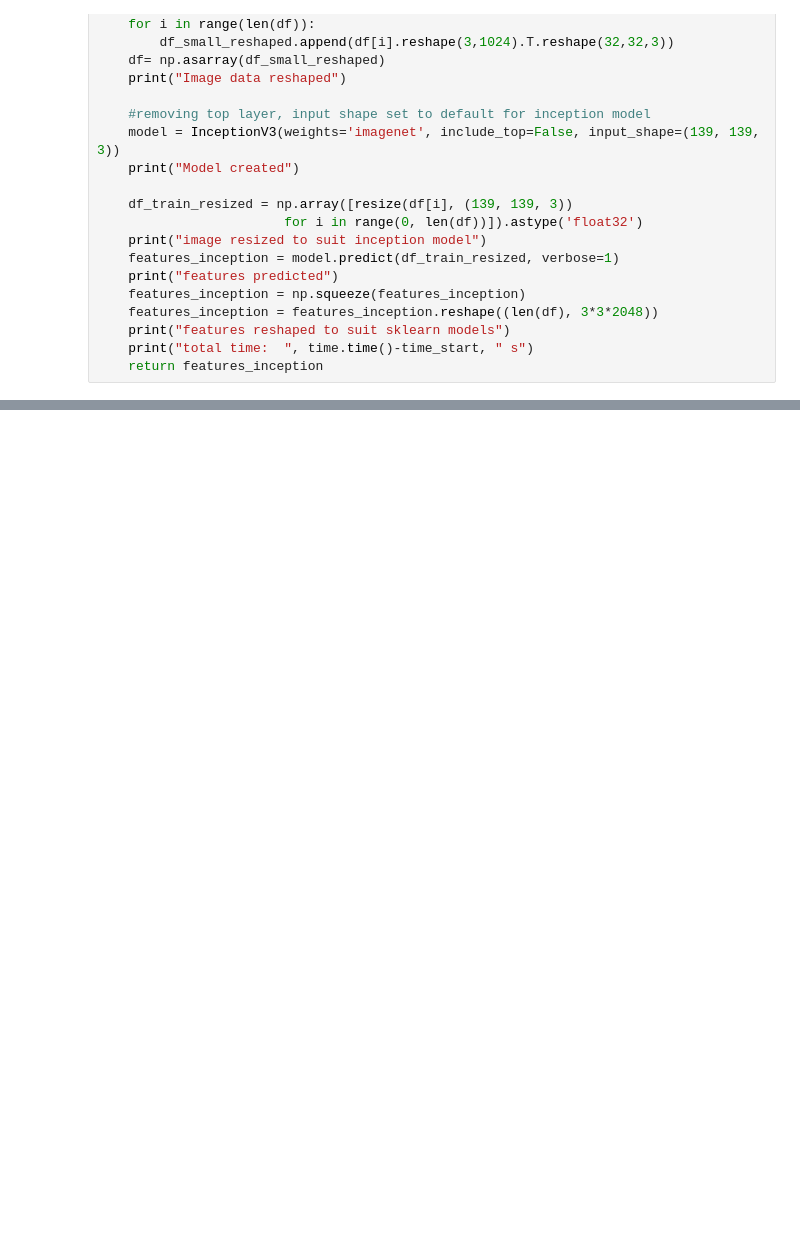
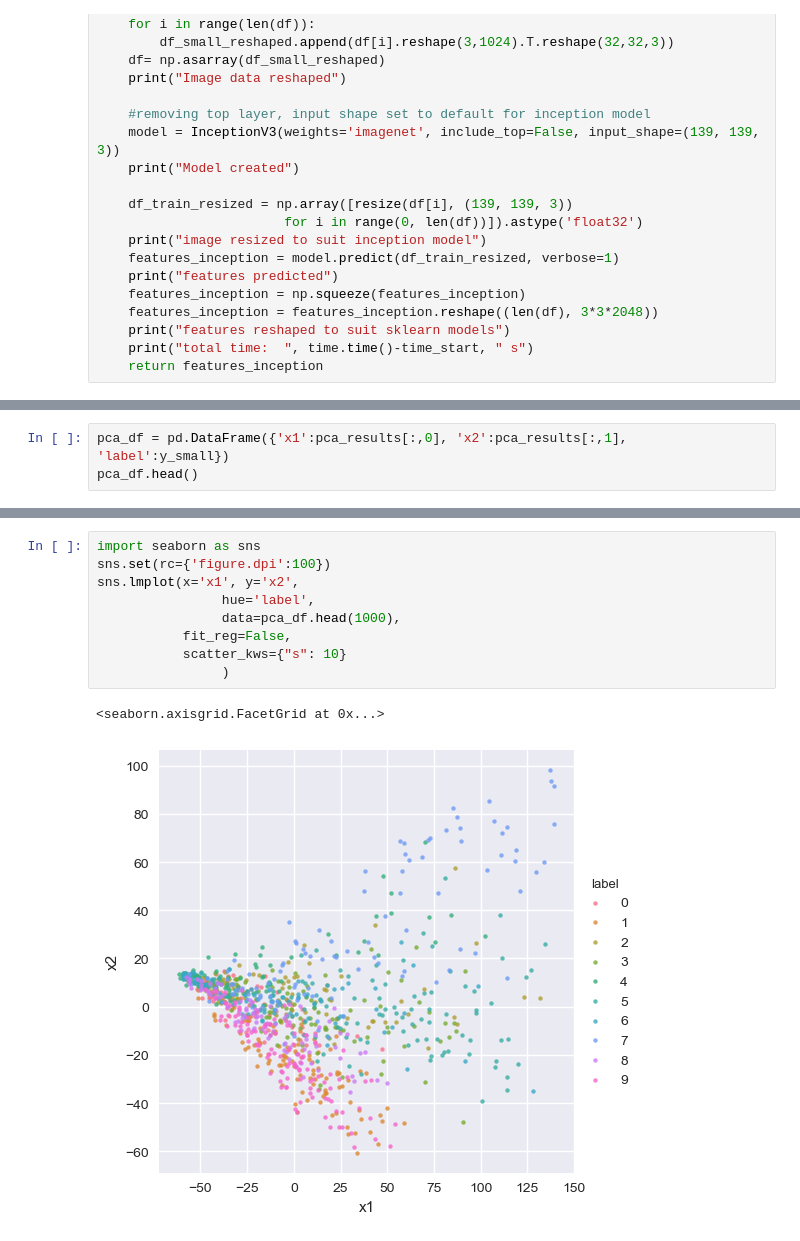
Before and after one commit to kmatusz/cifar10, a Jupyter notebook: cifar-analysis.ipynb, the cells around one changed output, grey strips where cells are left out. Saved outputs shown, nothing was run; the diff lists cells and outputs as text; blank space fills up the shorter version.

```diff
--- a/cifar-analysis.ipynb
+++ b/cifar-analysis.ipynb
@@ -111,0 +474,3 @@ def preprocess_inception (df): #function for generating CNN from image data
+# %%
+pca_df = pd.DataFrame({'x1':pca_results[:,0], 'x2':pca_results[:,1], 'label':y_small})
+pca_df.head()
@@ -111,0 +504,12 @@ def preprocess_inception (df): #function for generating CNN from image data
+# %%
+import seaborn as sns
+sns.set(rc={'figure.dpi':100})
+sns.lmplot(x='x1', y='x2',
+                hue='label',
+                data=pca_df.head(1000),
+           fit_reg=False,
+           scatter_kws={"s": 10}
+                )
+# %% [output]
+<seaborn.axisgrid.FacetGrid at 0x...>
+[figure, added]
```
Also changed, not shown: parts of 54 cells of this notebook.
